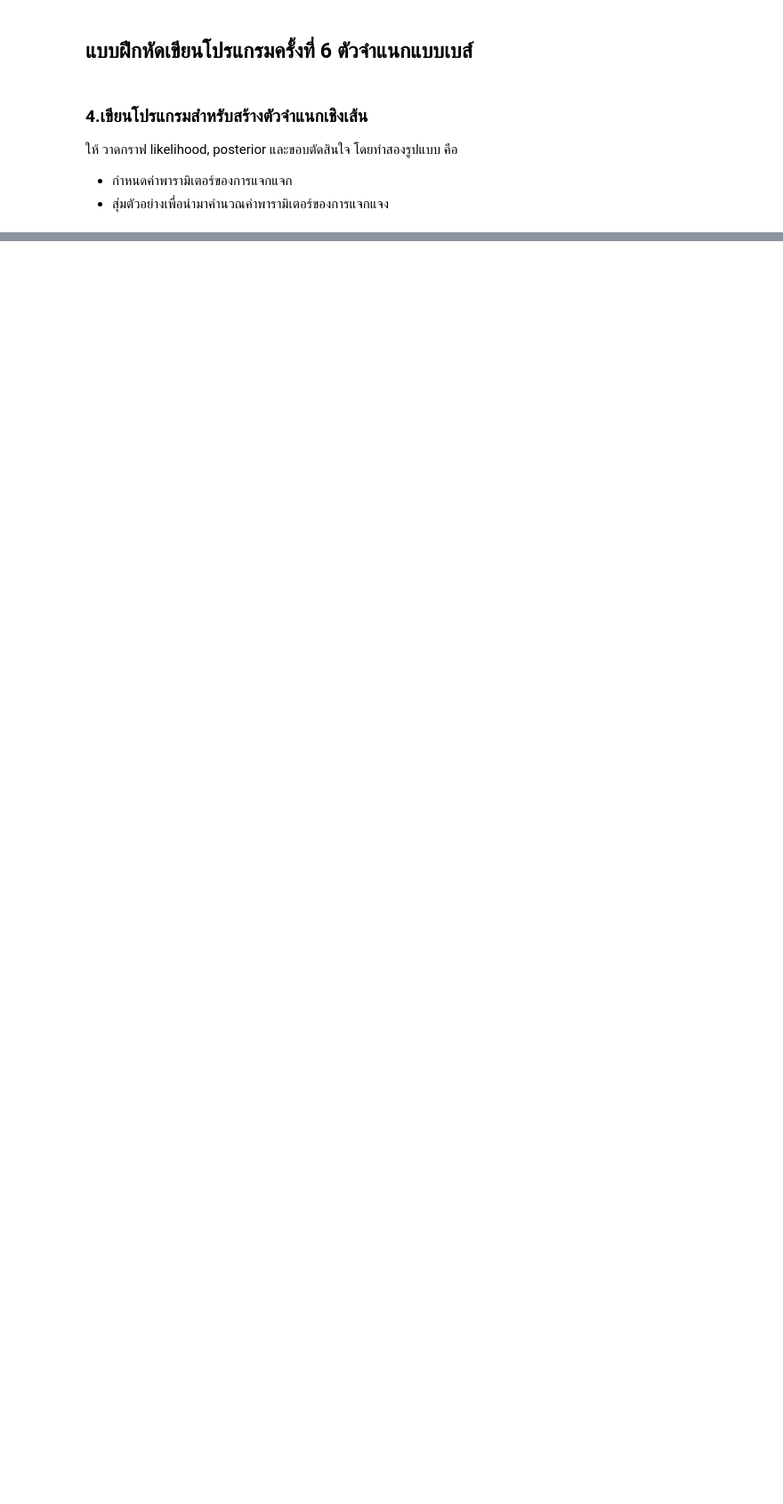
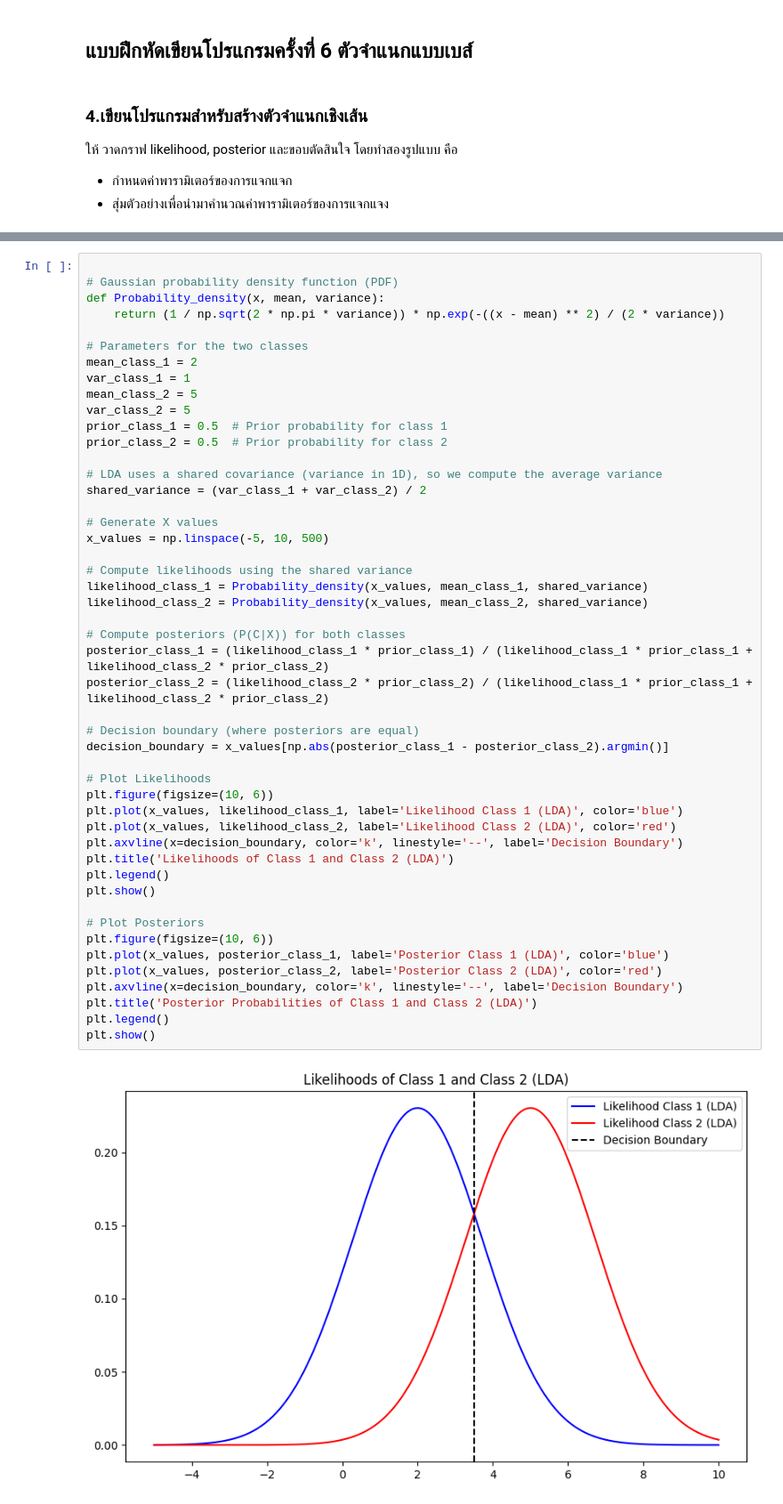
Before and after one commit to MLol-3/Machine-learning-class67, a Jupyter notebook: Bayes/Q4.ipynb, the cells around one changed output, grey strips where cells are left out. Shown: that part at 89% size. Cells and saved outputs as stored; diff of their text form; blank space fills up the shorter version.

```diff
--- a/Bayes/Q4.ipynb
+++ b/Bayes/Q4.ipynb
@@ -129,0 +31,50 @@ plot_decision_boundary(X1, X2, mu1_hat, mu2_hat, shared_cov_hat)
+# %%
+
+# Gaussian probability density function (PDF)
+def Probability_density(x, mean, variance):
+    return (1 / np.sqrt(2 * np.pi * variance)) * np.exp(-((x - mean) ** 2) / (2 * variance))
+
+# Parameters for the two classes
+mean_class_1 = 2
+var_class_1 = 1
+mean_class_2 = 5
+var_class_2 = 5
+prior_class_1 = 0.5  # Prior probability for class 1
+prior_class_2 = 0.5  # Prior probability for class 2
+
+# LDA uses a shared covariance (variance in 1D), so we compute the average variance
+shared_variance = (var_class_1 + var_class_2) / 2
+
+# Generate X values
+x_values = np.linspace(-5, 10, 500)
+
+# Compute likelihoods using the shared variance
+likelihood_class_1 = Probability_density(x_values, mean_class_1, shared_variance)
+likelihood_class_2 = Probability_density(x_values, mean_class_2, shared_variance)
+
+# Compute posteriors (P(C|X)) for both classes
+posterior_class_1 = (likelihood_class_1 * prior_class_1) / (likelihood_class_1 * prior_class_1 + likelihood_class_2 * prior_class_2)
+posterior_class_2 = (likelihood_class_2 * prior_class_2) / (likelihood_class_1 * prior_class_1 + likelihood_class_2 * prior_class_2)
+
+# Decision boundary (where posteriors are equal)
+decision_boundary = x_values[np.abs(posterior_class_1 - posterior_class_2).argmin()]
+
+# Plot Likelihoods
+plt.figure(figsize=(10, 6))
+plt.plot(x_values, likelihood_class_1, label='Likelihood Class 1 (LDA)', color='blue')
+plt.plot(x_values, likelihood_class_2, label='Likelihood Class 2 (LDA)', color='red')
+plt.axvline(x=decision_boundary, color='k', linestyle='--', label='Decision Boundary')
+plt.title('Likelihoods of Class 1 and Class 2 (LDA)')
+plt.legend()
+plt.show()
+
+# Plot Posteriors
+plt.figure(figsize=(10, 6))
+plt.plot(x_values, posterior_class_1, label='Posterior Class 1 (LDA)', color='blue')
+plt.plot(x_values, posterior_class_2, label='Posterior Class 2 (LDA)', color='red')
+plt.axvline(x=decision_boundary, color='k', linestyle='--', label='Decision Boundary')
+plt.title('Posterior Probabilities of Class 1 and Class 2 (LDA)')
+plt.legend()
+plt.show()
+# %% [output]
+[figure, added]
```
Also changed, not shown: parts of 6 cells of this notebook.
